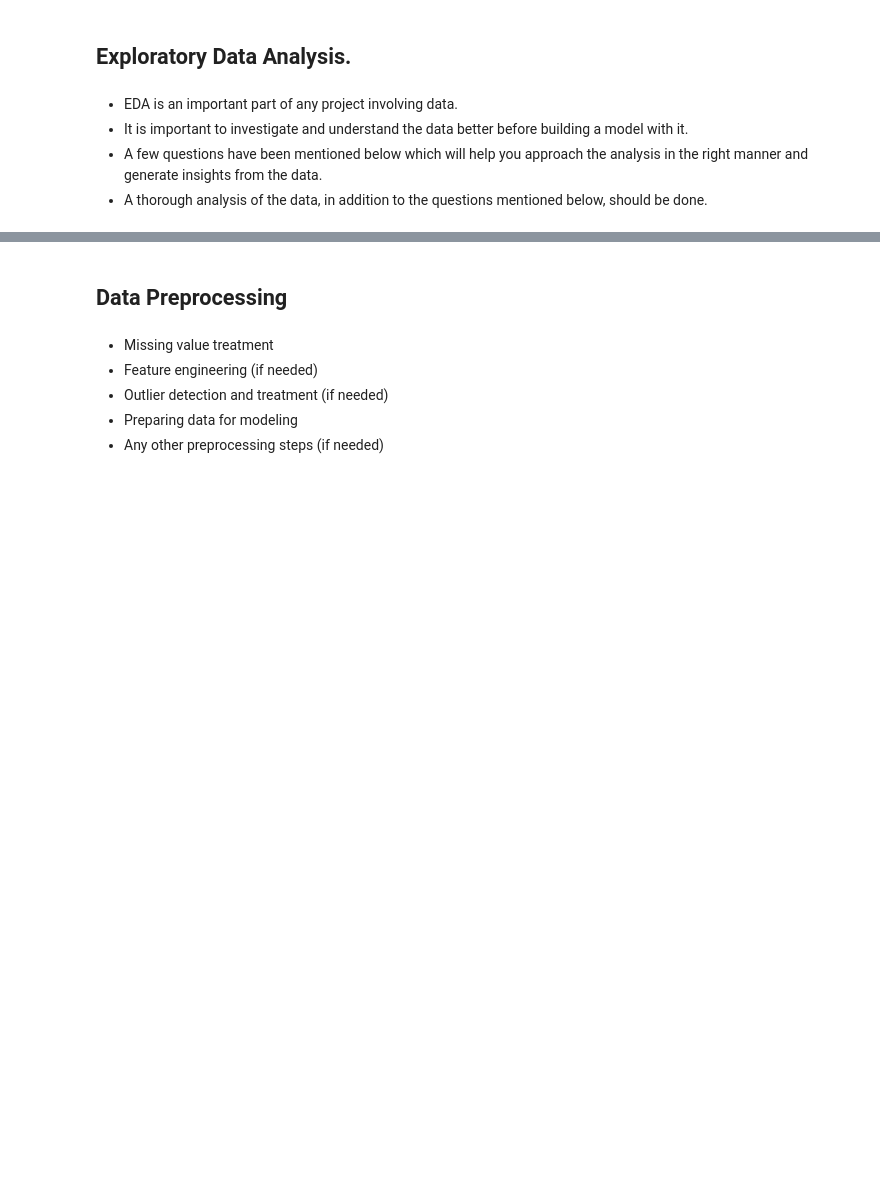
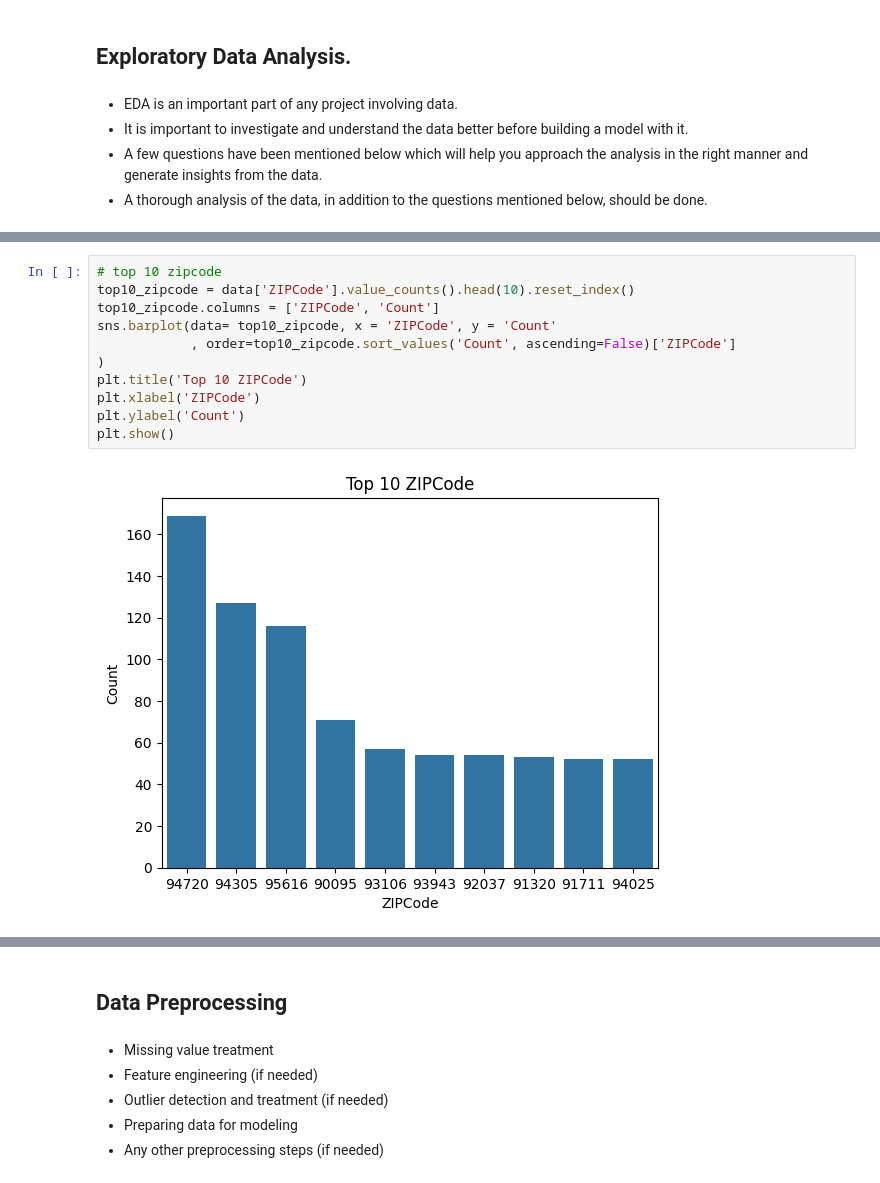
Before and after one commit to sheikhomer/PersonalLoanCampaignModel, a Jupyter notebook: AIML_ML_Project_full_code_notebook.ipynb, the cells around one changed output, grey strips where cells are left out. Cells and saved outputs as stored; diff of their text form; blank space fills up the shorter version.

```diff
--- a/AIML_ML_Project_full_code_notebook.ipynb
+++ b/AIML_ML_Project_full_code_notebook.ipynb
@@ -199,0 +325,13 @@ data.head() # checking the first 5 rows of the data
+# %%
+# top 10 zipcode
+top10_zipcode = data['ZIPCode'].value_counts().head(10).reset_index()
+top10_zipcode.columns = ['ZIPCode', 'Count']
+sns.barplot(data= top10_zipcode, x = 'ZIPCode', y = 'Count'
+            , order=top10_zipcode.sort_values('Count', ascending=False)['ZIPCode']
+)
+plt.title('Top 10 ZIPCode')
+plt.xlabel('ZIPCode')
+plt.ylabel('Count')
+plt.show()
+# %% [output]
+[figure, added]
```
Also changed, not shown: parts of 35 cells of this notebook.
